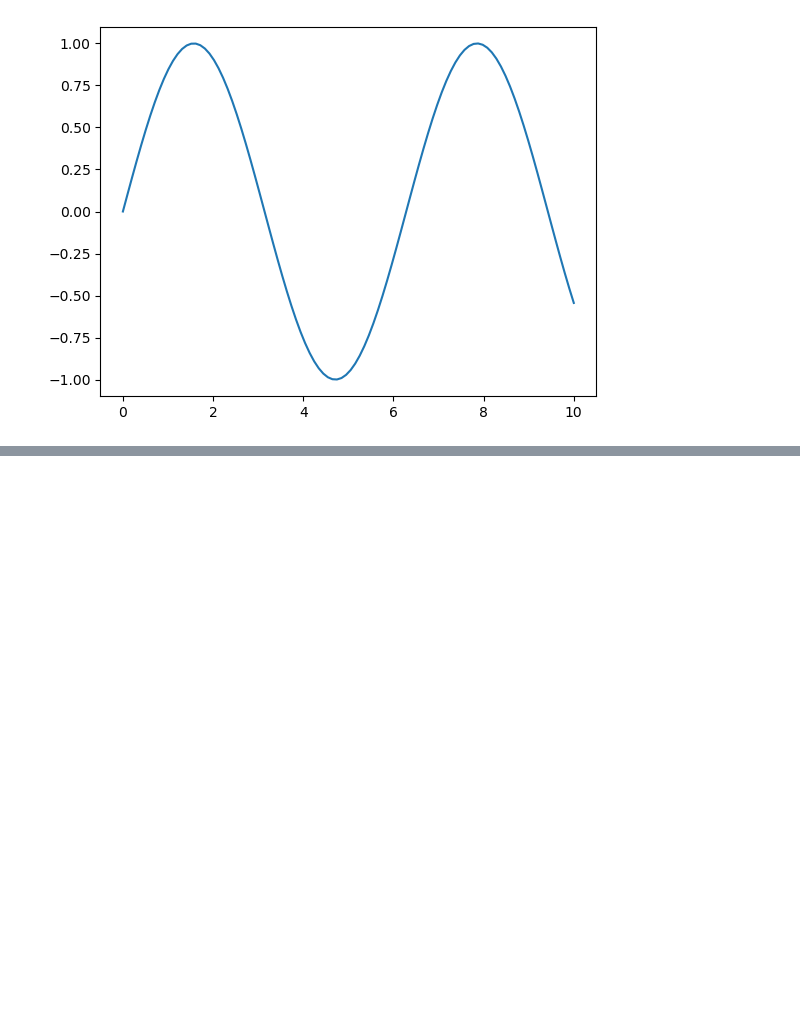
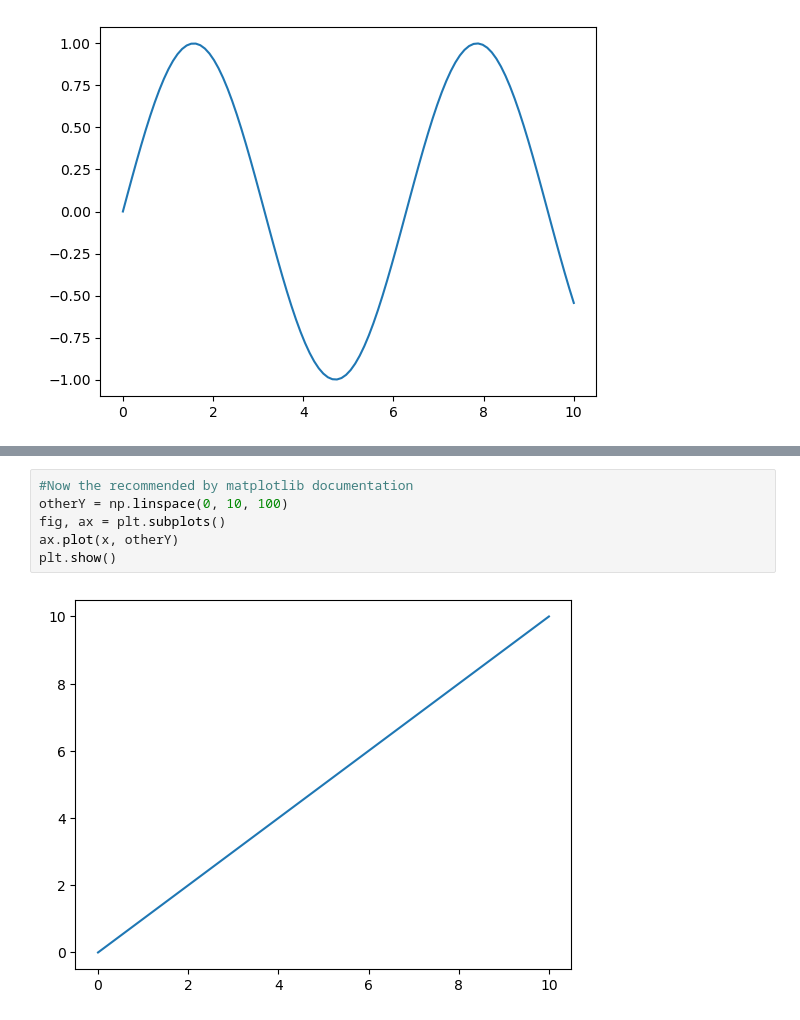
Before and after one commit to JuanPujol81/DataScience-IACourse, a Jupyter notebook: MatPlotLibIntro.ipynb, the cells around one changed output, grey strips where cells are left out. Saved outputs shown, nothing was run; the diff lists cells and outputs as text; blank space fills up the shorter version.

```diff
--- a/MatPlotLibIntro.ipynb
+++ b/MatPlotLibIntro.ipynb
@@ -12,0 +74,8 @@ plt.plot(x, y);
+# %%
+#Now the recommended by matplotlib documentation
+otherY = np.linspace(0, 10, 100)
+fig, ax = plt.subplots()
+ax.plot(x, otherY)
+plt.show()
+# %% [output]
+[figure, added]
```
Also changed, not shown: parts of 22 cells of this notebook, 5 other files.
